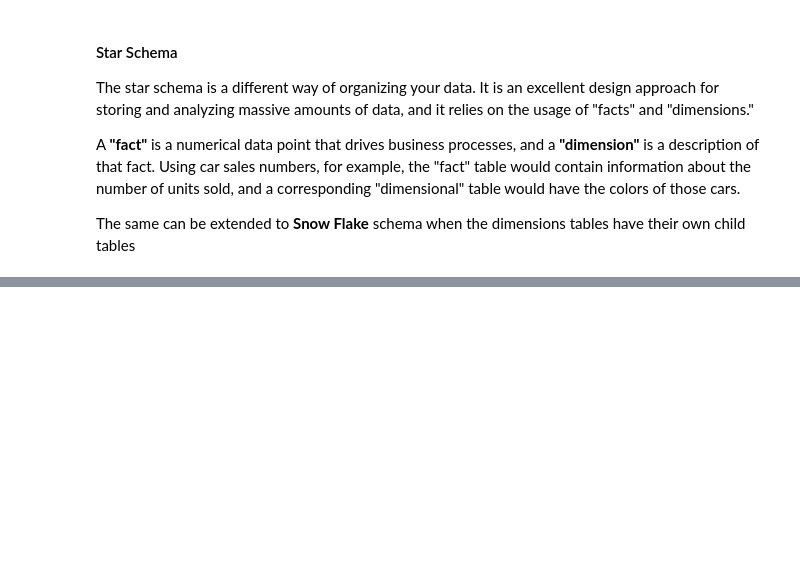
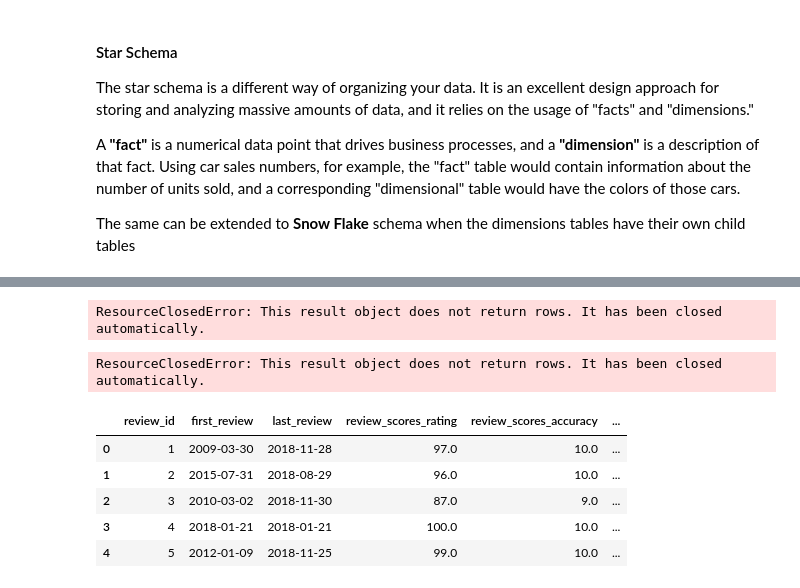
Before and after one commit to idjey/DEtheHardWay, a Jupyter notebook: airBnb_dataModeling.ipynb, the cells around one changed output, grey strips where cells are left out. Saved outputs shown, nothing was run; the diff lists cells and outputs as text; code cells hidden in the pictures; blank space fills up the shorter version.

```diff
--- a/airBnb_dataModeling.ipynb
+++ b/airBnb_dataModeling.ipynb
@@ -511,0 +428,39 @@ psql dbname < dumpfile
+# %%
+createdimRew = """CREATE TABLE dim_review(
+                    review_id BIGSERIAL PRIMARY KEY NOT NULL,
+                    first_review VARCHAR,
+                    last_review VARCHAR,
+                    review_scores_rating REAL,
+                    review_scores_accuracy REAL,
+                    review_scores_cleanliness REAL,
+                    review_scores_checkin REAL,
+                    review_scores_communication REAL,
+                    review_scores_location REAL,
+                    review_scores_value REAL)"""
+queryBase(createdimRew)
+# %% [output]
+ResourceClosedError: This result object does not return rows. It has been closed automatically.
+# %%
+loaddimreview = """INSERT INTO dim_review(
+                    first_review, last_review,
+                    review_scores_rating,review_scores_accuracy,
+                    review_scores_cleanliness, review_scores_checkin,
+                    review_scores_communication, review_scores_location,
+                    review_scores_value)
+                   SELECT first_review, last_review,
+                   review_scores_rating, review_scores_accuracy, review_scores_cleanliness,
+                   review_scores_checkin, review_scores_communication, review_scores_location,
+                   review_scores_value
+                   FROM listings_details;"""
+queryBase(loaddimreview)
+# %% [output]
+ResourceClosedError: This result object does not return rows. It has been closed automatically.
+# %%
+queryBase("""SELECT * FROM dim_review LIMIT 5""")
+# %% [output]
+|  | review_id | first_review | last_review | review_scores_rating | review_scores_accuracy | ... |
+| 0 | 1 | 2009-03-30 | 2018-11-28 | 97.0 | 10.0 | ... |
+| 1 | 2 | 2015-07-31 | 2018-08-29 | 96.0 | 10.0 | ... |
+| 2 | 3 | 2010-03-02 | 2018-11-30 | 87.0 | 9.0 | ... |
+| 3 | 4 | 2018-01-21 | 2018-01-21 | 100.0 | 10.0 | ... |
+| 4 | 5 | 2012-01-09 | 2018-11-25 | 99.0 | 10.0 | ... |
```
Also changed, not shown: parts of 41 cells of this notebook.
